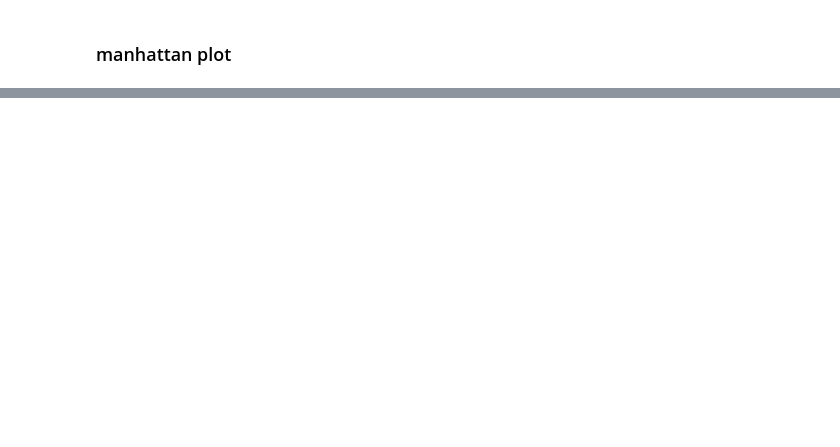
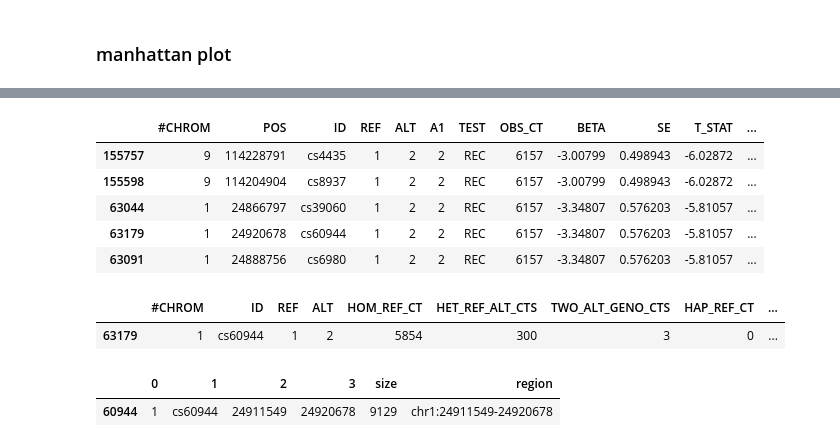
Before and after one commit to christacaggiano/ibd-mapping, a Jupyter notebook: association_testing/quant_phenotypes.ipynb, the cells around one changed output, grey strips where cells are left out. Cells and saved outputs as stored; diff of their text form; code cells hidden in the pictures; blank space fills up the shorter version.

```diff
--- a/association_testing/quant_phenotypes.ipynb
+++ b/association_testing/quant_phenotypes.ipynb
@@ -108,0 +110,9 @@ plt.show()
+# %%
+assoc_qc.sort_values(by="P").head(n=5)
+# %% [output]
+|  | #CHROM | POS | ID | REF | ALT | A1 | TEST | OBS_CT | BETA | SE | T_STAT | ... |
+| 155757 | 9 | 114228791 | cs4435 | 1 | 2 | 2 | REC | 6157 | -3.00799 | 0.498943 | -6.02872 | ... |
+| 155598 | 9 | 114204904 | cs8937 | 1 | 2 | 2 | REC | 6157 | -3.00799 | 0.498943 | -6.02872 | ... |
+| 63044 | 1 | 24866797 | cs39060 | 1 | 2 | 2 | REC | 6157 | -3.34807 | 0.576203 | -5.81057 | ... |
+| 63179 | 1 | 24920678 | cs60944 | 1 | 2 | 2 | REC | 6157 | -3.34807 | 0.576203 | -5.81057 | ... |
+| 63091 | 1 | 24888756 | cs6980 | 1 | 2 | 2 | REC | 6157 | -3.34807 | 0.576203 | -5.81057 | ... |
@@ -108,0 +126,10 @@ plt.show()
+# %%
+frq_file[frq_file["ID"] == snp]
+# %% [output]
+|  | #CHROM | ID | REF | ALT | HOM_REF_CT | HET_REF_ALT_CTS | TWO_ALT_GENO_CTS | HAP_REF_CT | ... |
+| 63179 | 1 | cs60944 | 1 | 2 | 5854 | 300 | 3 | 0 | ... |
+# %%
+map_file[map_file[1] == snp ]
+# %% [output]
+|  | 0 | 1 | 2 | 3 | size | region |
+| 60944 | 1 | cs60944 | 24911549 | 24920678 | 9129 | chr1:24911549-24920678 |
```
Also changed, not shown: parts of 15 cells of this notebook.
